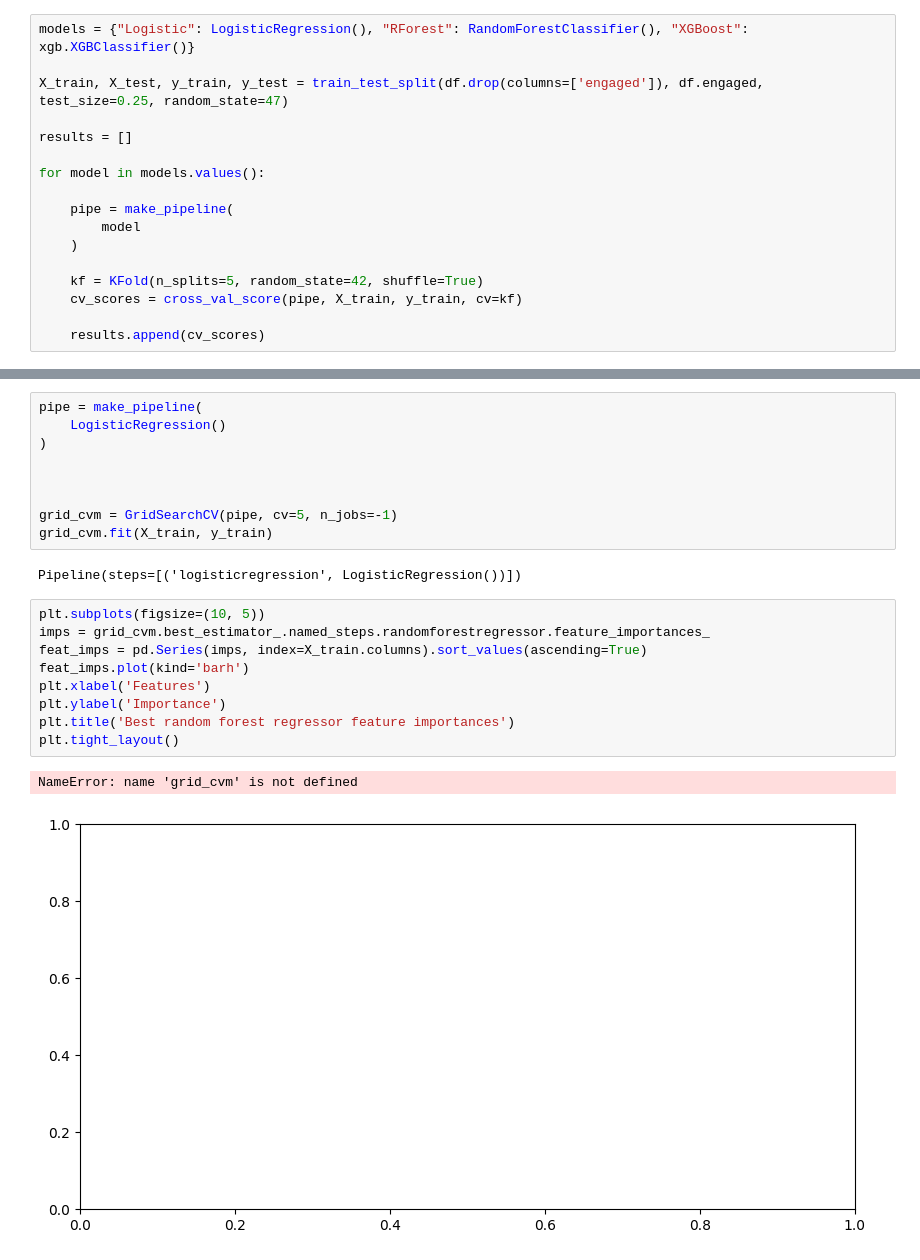
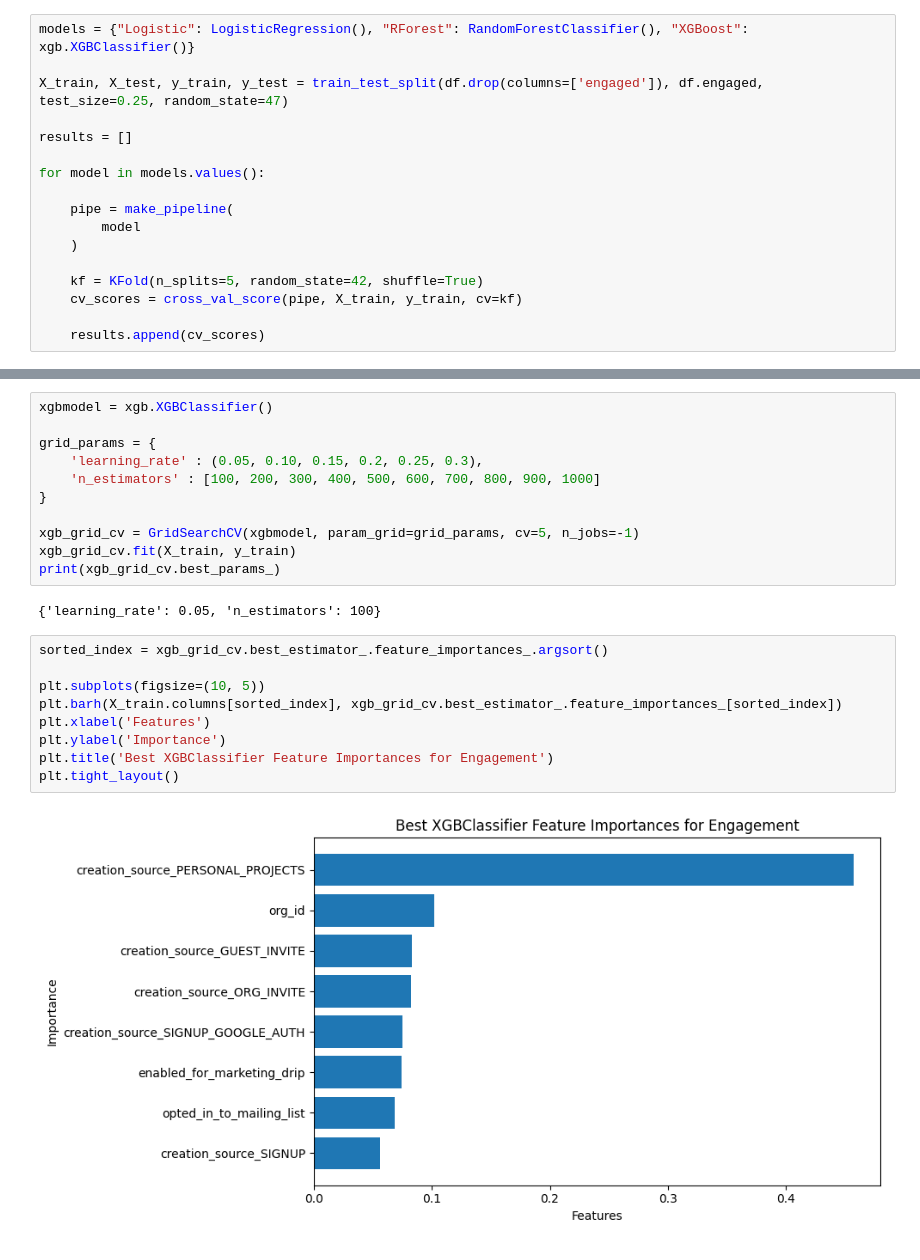
Before and after one commit to andmcllin/RelaxChallenge, a Jupyter notebook: relax.ipynb, the cells around one changed output, grey strips where cells are left out. Drawn from its saved outputs; the diff is of its cells as text.

```diff
--- a/relax.ipynb
+++ b/relax.ipynb
@@ -119,23 +120,24 @@ plt.show()
-# %%
-pipe = make_pipeline(
-    LogisticRegression()
-)
-
-
-
-grid_cvm = GridSearchCV(pipe, cv=5, n_jobs=-1)
-grid_cvm.fit(X_train, y_train)
-# %% [output]
-Pipeline(steps=[('logisticregression', LogisticRegression())])
-# %%
-plt.subplots(figsize=(10, 5))
-imps = grid_cvm.best_estimator_.named_steps.randomforestregressor.feature_importances_
-feat_imps = pd.Series(imps, index=X_train.columns).sort_values(ascending=True)
-feat_imps.plot(kind='barh')
-plt.xlabel('Features')
-plt.ylabel('Importance')
-plt.title('Best random forest regressor feature importances')
-plt.tight_layout()
-# %% [output]
-NameError: name 'grid_cvm' is not defined
-[figure, removed]
+# %%
+xgbmodel = xgb.XGBClassifier()
+
+grid_params = {
+    'learning_rate' : (0.05, 0.10, 0.15, 0.2, 0.25, 0.3),
+    'n_estimators' : [100, 200, 300, 400, 500, 600, 700, 800, 900, 1000]
+}
+
+xgb_grid_cv = GridSearchCV(xgbmodel, param_grid=grid_params, cv=5, n_jobs=-1)
+xgb_grid_cv.fit(X_train, y_train)
+print(xgb_grid_cv.best_params_)
+# %% [output]
+{'learning_rate': 0.05, 'n_estimators': 100}
+# %%
+sorted_index = xgb_grid_cv.best_estimator_.feature_importances_.argsort()
+
+plt.subplots(figsize=(10, 5))
+plt.barh(X_train.columns[sorted_index], xgb_grid_cv.best_estimator_.feature_importances_[sorted_index])
+plt.xlabel('Features')
+plt.ylabel('Importance')
+plt.title('Best XGBClassifier Feature Importances for Engagement')
+plt.tight_layout()
+# %% [output]
+[figure, added]
```
Also changed, not shown: parts of 3 cells of this notebook.
